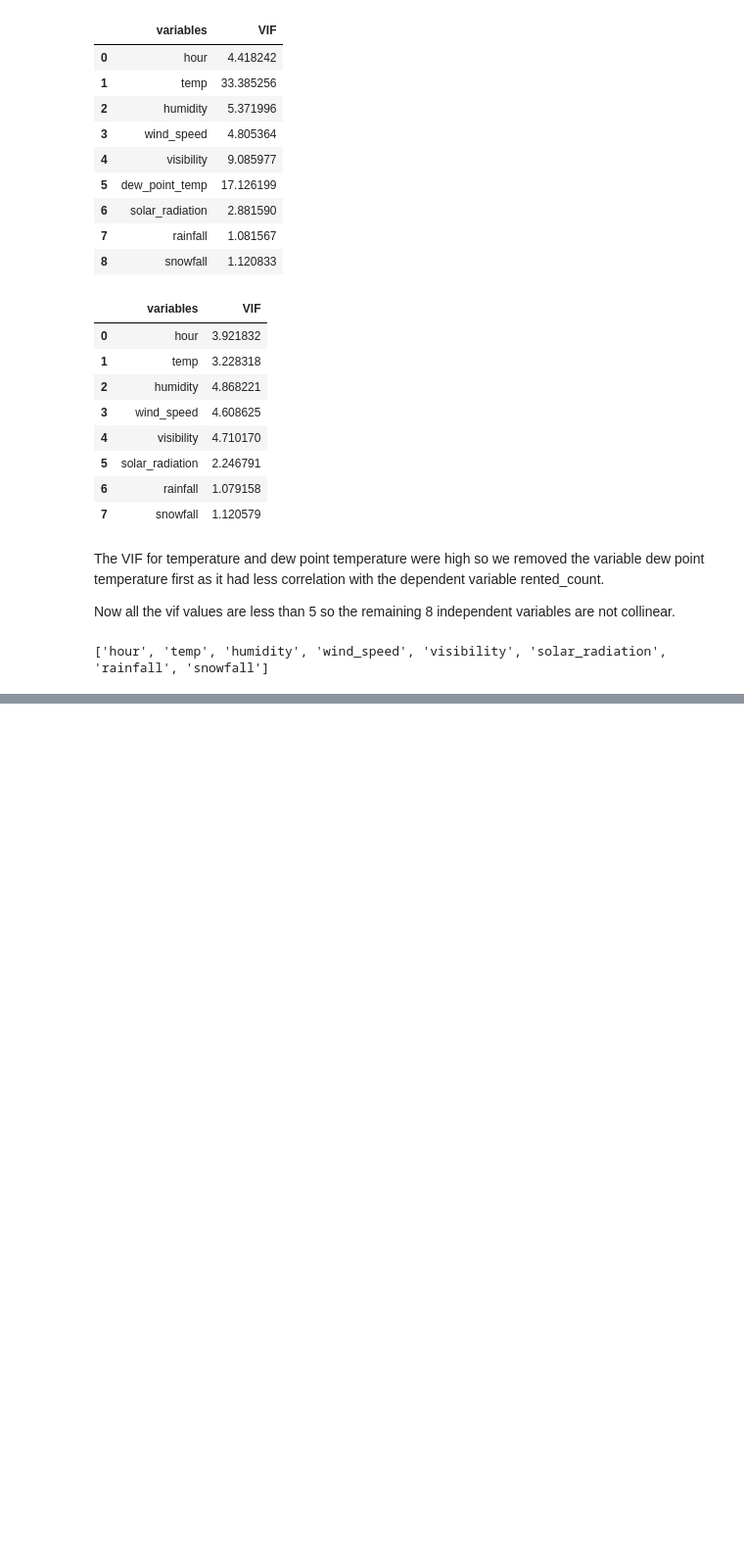
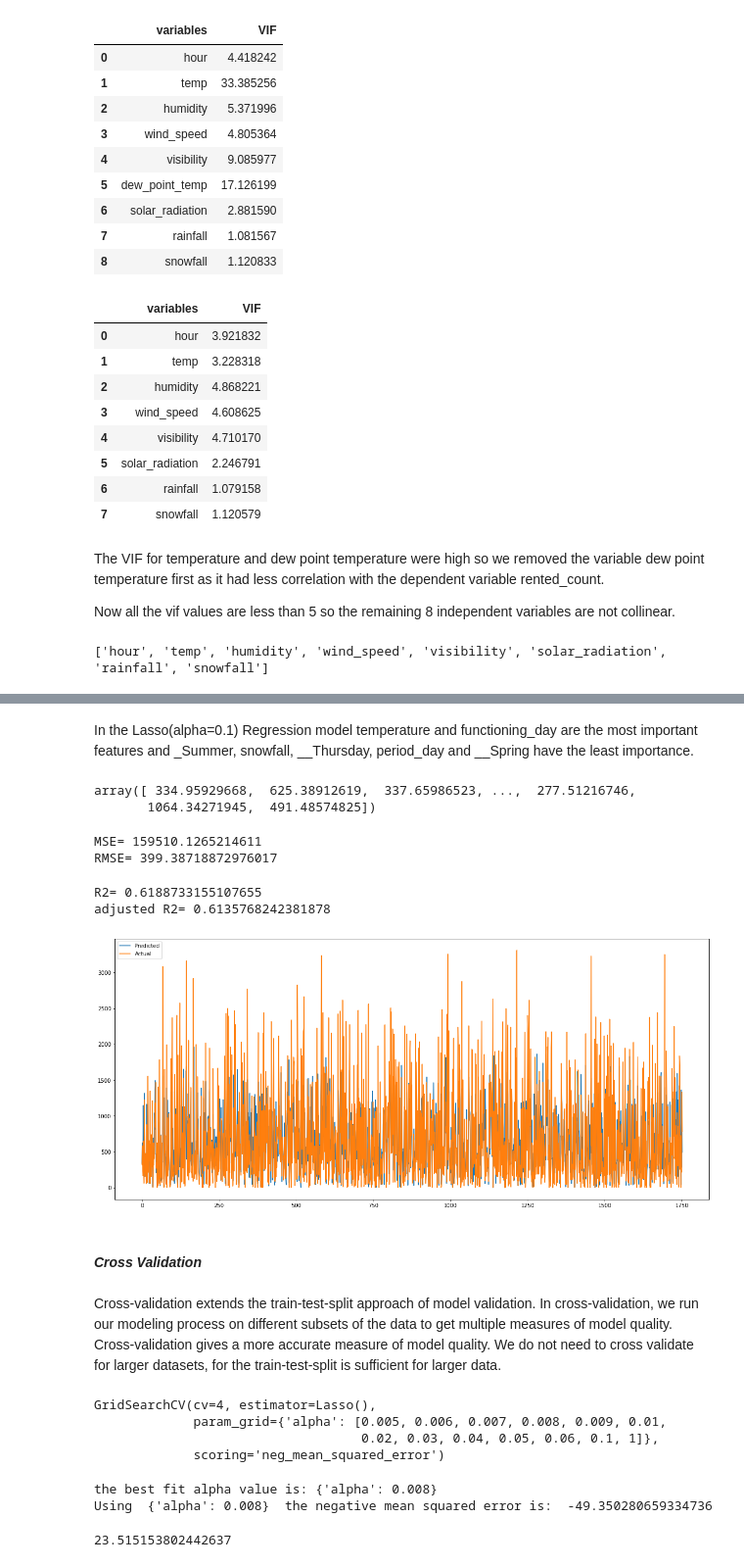
Before and after one commit to DharmeshRV/Bike-Sharing-Demand-Prediction, a Jupyter notebook: Bike_Sharing_Demand_Prediction_Capstone_Project.ipynb, the cells around one changed output, grey strips where cells are left out. Shown at 98% size. Cells and saved outputs as stored; diff of their text form; code cells hidden in the pictures; blank space fills up the shorter version.

```diff
--- a/Bike_Sharing_Demand_Prediction_Capstone_Project.ipynb
+++ b/Bike_Sharing_Demand_Prediction_Capstone_Project.ipynb
@@ -845,0 +1039,4 @@ print(numerical_columns)
+# %%
+# Fitting lasso regression
+lasso=Lasso(alpha=0.1,max_iter=1000)
+lasso.fit(X_train,y_train)
@@ -845,0 +1083,68 @@ print(numerical_columns)
+# %% [markdown]
+In the Lasso(alpha=0.1) Regression model temperature and functioning_day are the most important features and  _Summer, snowfall, __Thursday, period_day and __Spring have the least importance.
+# %%
+# Prediction from the test set
+y_pred_l=lasso.predict(X_test)
+(y_pred_l)**2
+# %% [output]
+array([ 334.95929668,  625.38912619,  337.65986523, ...,  277.51216746,
+       1064.34271945,  491.48574825])
+# %%
+# the mse and rmse are
+MSE=mean_squared_error((y_test)**2,(y_pred_l)**2)
+RMSE=np.sqrt(MSE)
+print('MSE=',MSE)
+print('RMSE=',RMSE)
+# %% [output]
+MSE= 159510.1265214611
+RMSE= 399.38718872976017
+# %%
+# The r-square is
+r2=r2_score((y_test)**2,(y_pred_l)**2)
+
+# And the adjusted r2 is
+
+adjusted_r2=1-(1-r2)*((X_test.shape[0]-1)/(X_test.shape[0]-X_test.shape[1]-1))
+print('R2=',r2)
+print('adjusted R2=',adjusted_r2)
+# %% [output]
+R2= 0.6188733155107655
+adjusted R2= 0.6135768242381878
+# %%
+# comparing predictions with test set
+plt.figure(figsize=(20,9))
+plt.plot((y_pred_l)**2)
+plt.plot(np.array((y_test)**2))
+plt.legend(["Predicted","Actual"])
+plt.show()
+# %% [output]
+[figure, added]
+# %% [markdown]
+#### ***Cross Validation***
+# %% [markdown]
+Cross-validation extends the train-test-split approach of model validation. In cross-validation, we run our modeling process on different subsets of the data to get multiple measures of model quality. Cross-validation gives a more accurate measure of model quality. We do not need to cross validate for larger datasets, for the train-test-split is sufficient for larger data.
+# %%
+# Running Cross Validation & Hyperparameter Tuning
+lasso=Lasso()
+parameters={'alpha':[5e-3,6e-3,7e-3,8e-3,9e-3,1e-2,2e-2,3e-2,4e-2,5e-2,6e-2,1e-1,1]}
+lasso_regressor=GridSearchCV(lasso,parameters,scoring='neg_mean_squared_error',cv=4)
+lasso_regressor.fit(X_train,y_train)
+# %% [output]
+GridSearchCV(cv=4, estimator=Lasso(),
+             param_grid={'alpha': [0.005, 0.006, 0.007, 0.008, 0.009, 0.01,
+                                   0.02, 0.03, 0.04, 0.05, 0.06, 0.1, 1]},
+             scoring='neg_mean_squared_error')
+# %%
+# The tuned hyper-parameter is
+print('the best fit alpha value is:',lasso_regressor.best_params_)
+print("Using ",lasso_regressor.best_params_, " the negative mean squared error is: ", lasso_regressor.best_score_)
+# %% [output]
+the best fit alpha value is: {'alpha': 0.008}
+Using  {'alpha': 0.008}  the negative mean squared error is:  -49.350280659334736
+# %%
+#looking at the parameters given by the best hyperparameter
+l=Lasso(alpha=0.008,max_iter=1000)
+l.fit(X_train,y_train)
+l.intercept_
+# %% [output]
+23.515153802442637
```
Also changed, not shown: parts of 63 cells of this notebook.
